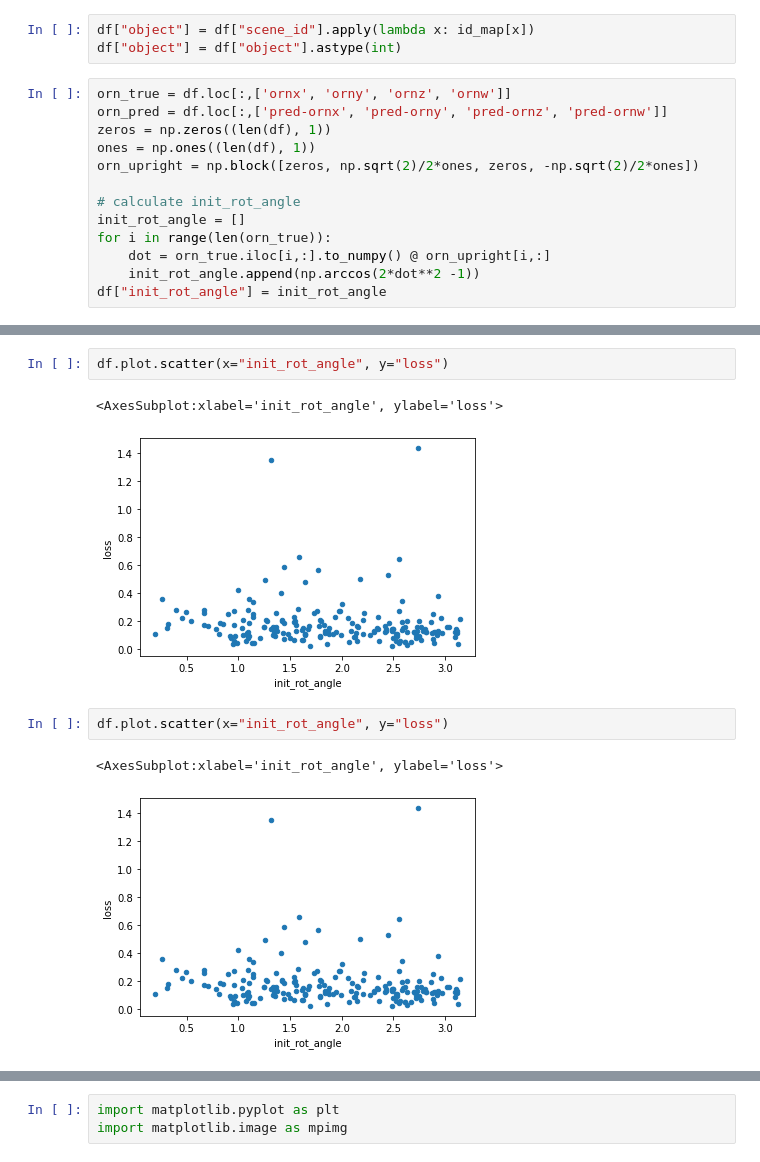
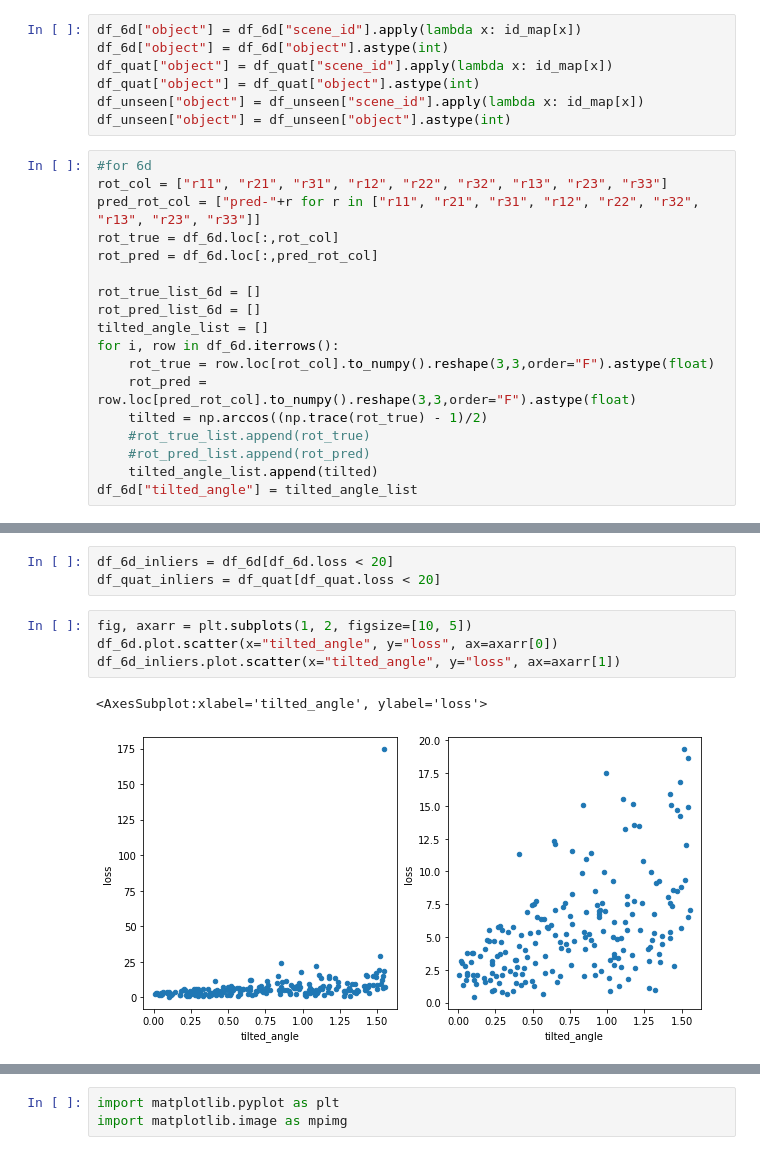
Before and after one commit to kh11kim/upright, a Jupyter notebook: scripts/analyze.ipynb, the cells around one changed output, grey strips where cells are left out. Drawn from its saved outputs; the diff is of its cells as text.

Commit message:
fix visualization code

```diff
--- a/scripts/analyze.ipynb
+++ b/scripts/analyze.ipynb
@@ -31,17 +37,26 @@ object_number_list = [2, 3, 4, 5, 6, 8, 10, 21, 22, 25]
 object_map = {i:name for i, name in zip(object_number_list, object_list)}
 # %%
-df["object"] = df["scene_id"].apply(lambda x: id_map[x])
-df["object"] = df["object"].astype(int)
+df_6d["object"] = df_6d["scene_id"].apply(lambda x: id_map[x])
+df_6d["object"] = df_6d["object"].astype(int)
+df_quat["object"] = df_quat["scene_id"].apply(lambda x: id_map[x])
+df_quat["object"] = df_quat["object"].astype(int)
+df_unseen["object"] = df_unseen["scene_id"].apply(lambda x: id_map[x])
+df_unseen["object"] = df_unseen["object"].astype(int)
 # %%
-orn_true = df.loc[:,['ornx', 'orny', 'ornz', 'ornw']]
-orn_pred = df.loc[:,['pred-ornx', 'pred-orny', 'pred-ornz', 'pred-ornw']]
-zeros = np.zeros((len(df), 1))
-ones = np.ones((len(df), 1))
-orn_upright = np.block([zeros, np.sqrt(2)/2*ones, zeros, -np.sqrt(2)/2*ones])
+#for 6d
+rot_col = ["r11", "r21", "r31", "r12", "r22", "r32", "r13", "r23", "r33"]
+pred_rot_col = ["pred-"+r for r in ["r11", "r21", "r31", "r12", "r22", "r32", "r13", "r23", "r33"]]
+rot_true = df_6d.loc[:,rot_col]
+rot_pred = df_6d.loc[:,pred_rot_col]
 
-# calculate init_rot_angle
-init_rot_angle = []
-for i in range(len(orn_true)):
-    dot = orn_true.iloc[i,:].to_numpy() @ orn_upright[i,:]
-    init_rot_angle.append(np.arccos(2*dot**2 -1))
-df["init_rot_angle"] = init_rot_angle
+rot_true_list_6d = []
+rot_pred_list_6d = []
+tilted_angle_list = []
+for i, row in df_6d.iterrows():
+    rot_true = row.loc[rot_col].to_numpy().reshape(3,3,order="F").astype(float)
+    rot_pred = row.loc[pred_rot_col].to_numpy().reshape(3,3,order="F").astype(float)
+    tilted = np.arccos((np.trace(rot_true) - 1)/2)
+    #rot_true_list.append(rot_true)
+    #rot_pred_list.append(rot_pred)
+    tilted_angle_list.append(tilted)
+df_6d["tilted_angle"] = tilted_angle_list
@@ -63,10 +101,10 @@ Name: loss, dtype: float64
+# %%
+df_6d_inliers = df_6d[df_6d.loss < 20]
+df_quat_inliers = df_quat[df_quat.loss < 20]
 # %%
-df.plot.scatter(x="init_rot_angle", y="loss")
+fig, axarr = plt.subplots(1, 2, figsize=[10, 5])
+df_6d.plot.scatter(x="tilted_angle", y="loss", ax=axarr[0])
+df_6d_inliers.plot.scatter(x="tilted_angle", y="loss", ax=axarr[1])
 # %% [output]
-<AxesSubplot:xlabel='init_rot_angle', ylabel='loss'>
+<AxesSubplot:xlabel='tilted_angle', ylabel='loss'>
-[figure, old version]
+[figure, new version]
-# %%
-df.plot.scatter(x="init_rot_angle", y="loss")
-# %% [output]
-<AxesSubplot:xlabel='init_rot_angle', ylabel='loss'>
-[figure, removed]
```
Also changed, not shown: parts of 29 cells of this notebook, 10 other files.
